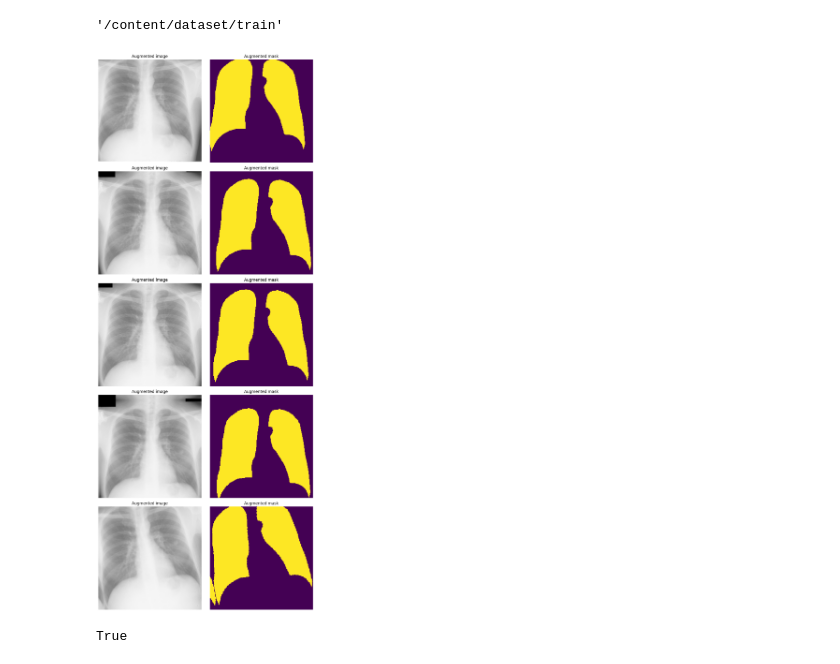
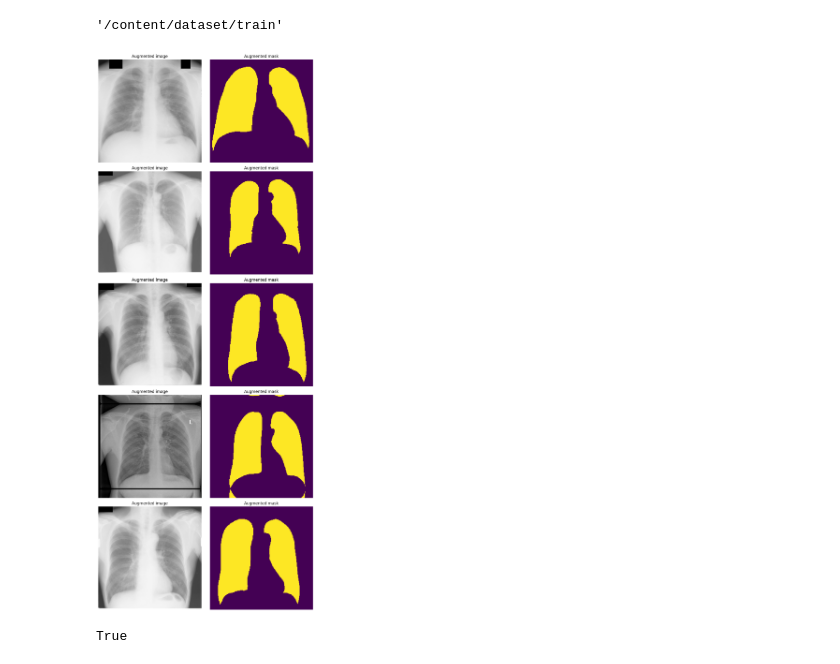
Before and after one commit to YulayNaumov/-ODS, a Jupyter notebook: Тестовое_ODS.ipynb, the cells around one changed output. Drawn from its saved outputs; the diff is of its cells as text; code cells hidden in the pictures.

```diff
--- a/Тестовое_ODS.ipynb
+++ b/Тестовое_ODS.ipynb
@@ -162,12 +148,13 @@ def visualize_augmentations(dataset, idx=0, samples=5):
         ax[i, 1].set_title("Augmented mask")
         ax[i, 0].set_axis_off()
         ax[i, 1].set_axis_off()
+        idx += 1
     plt.tight_layout()
     plt.show()
-# %%
-visualize_augmentations(dataset, 0)
-# %% [output]
-[figure, removed]
+# %%
+visualize_augmentations(dataset_test, 5)
+# %% [output]
+[figure, added]
 # %%
 # Инициализация модели
 class Model(nn.Module):
```
Also changed, not shown: parts of 52 cells of this notebook.
